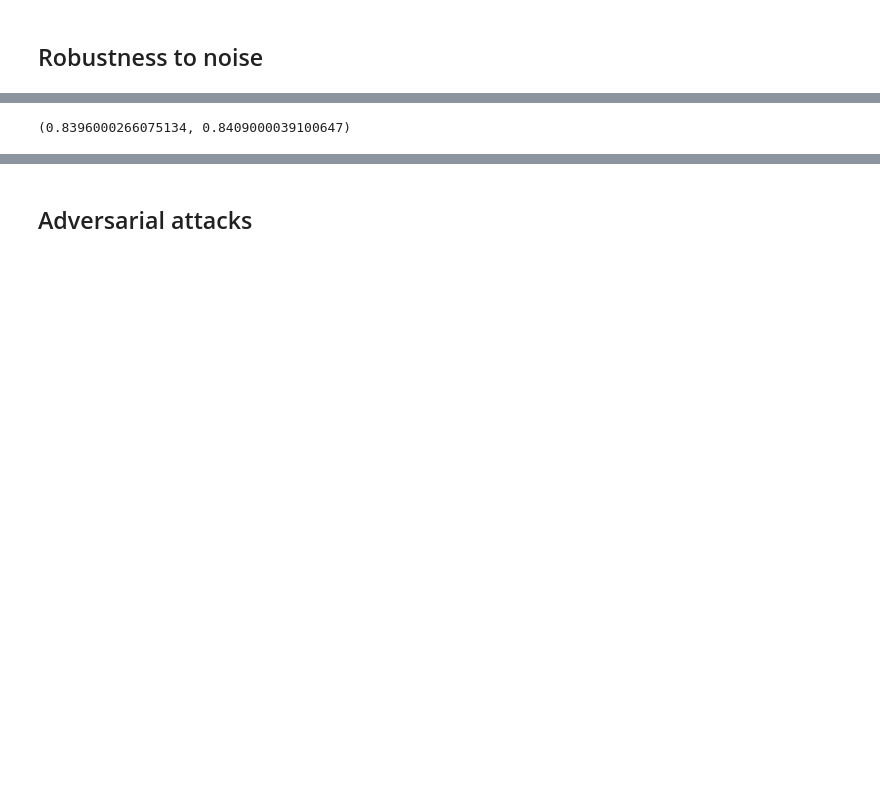
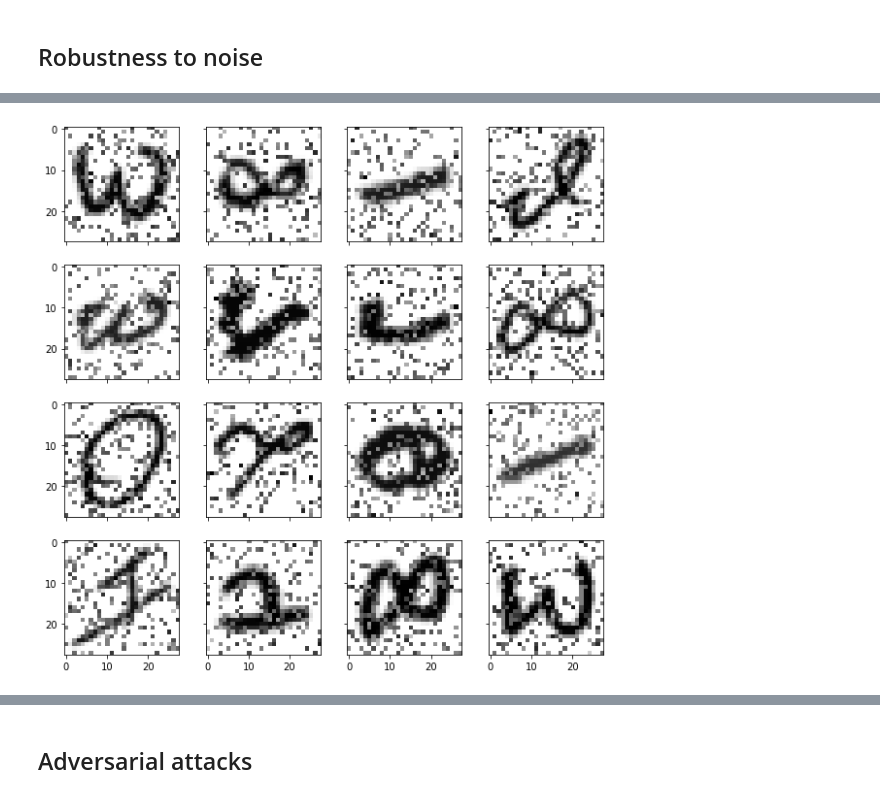
Before and after one commit to PashaIanko/RestrictedBolzmannMachine, a Jupyter notebook: Omniglot_learning.ipynb, the cells around one changed output, grey strips where cells are left out. Drawn from its saved outputs; the diff is of its cells as text; code cells hidden in the pictures; blank space fills up the shorter version.

```diff
--- a/Omniglot_learning.ipynb
+++ b/Omniglot_learning.ipynb
@@ -777,4 +991,0 @@ acc_hidden, acc_ffnn = accuracy_at_noise_level(
-# %%
-acc_hidden, acc_ffnn
-# %% [output]
-(0.8396000266075134, 0.8409000039100647)
@@ -809,2 +992,15 @@ def plot_noise_robustness_curves(noise_levels):
+# %%
+data_test_with_noise = inject_noise(
+    data_test,
+    PreprocParams.noise_level
+)
+# %%
+visualize_symbols(
+    data_test_with_noise,
+    n_subplots = 16,
+    image_shape = (PreprocParams.crop_size, PreprocParams.crop_size)
+)
+# %% [output]
+[figure, added]
 # %%
 levels = [0, 0.1, 0.2, 0.3, 0.4, 0.5]
```
Also changed, not shown: parts of 77 cells of this notebook.
